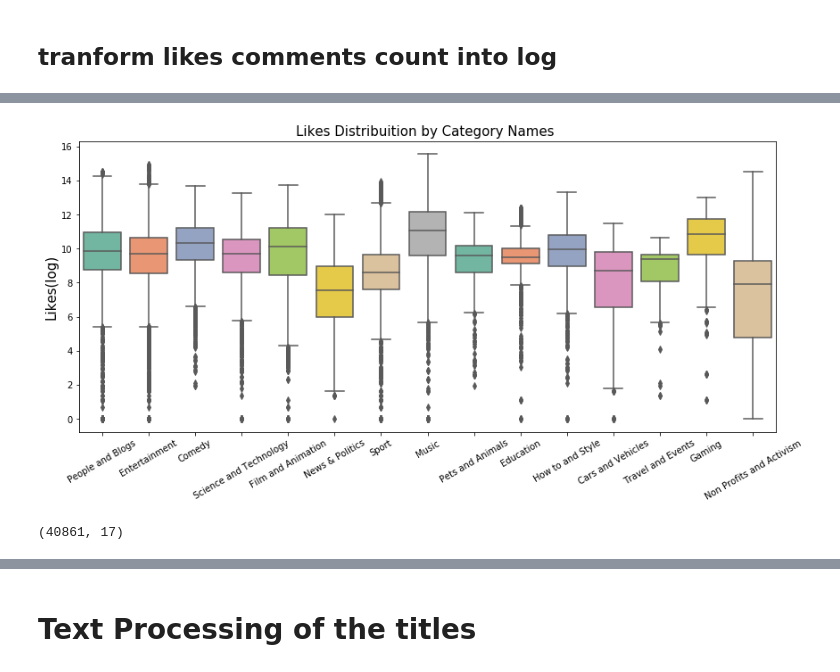
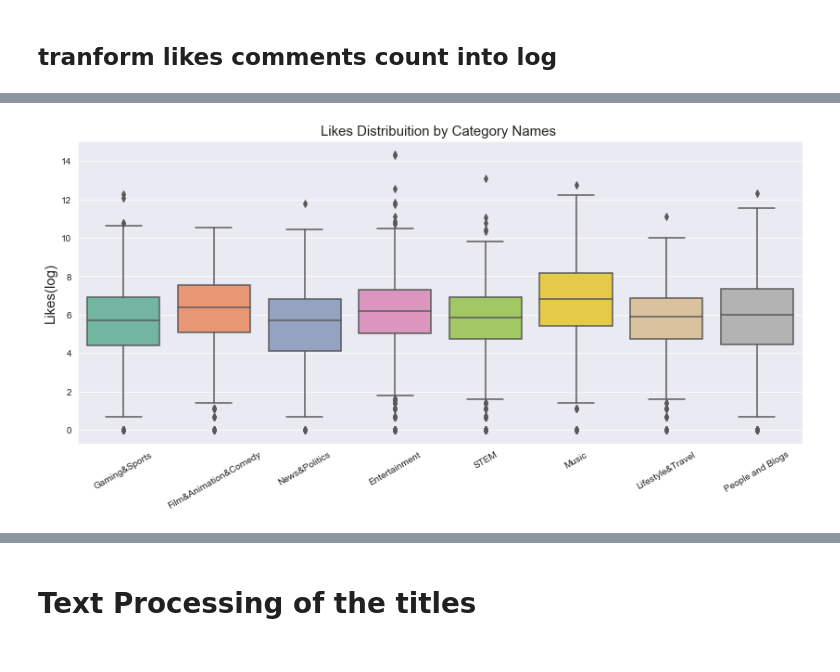
Before and after one commit to rockinhumingbird/Mod5, a Jupyter notebook: EDA and feature engineering of the title.ipynb, the cells around one changed output, grey strips where cells are left out. Saved outputs shown, nothing was run; the diff lists cells and outputs as text; code cells hidden in the pictures.

```diff
--- a/EDA and feature engineering of the title.ipynb
+++ b/EDA and feature engineering of the title.ipynb
@@ -59,20 +53,21 @@ Index(['Unnamed: 0', 'category_id', 'channel_title', 'comment_count',
+# %%
+df['category_name'] = np.nan
 # %%
-df.loc[(df["category_id"] == 1),"category_name"] = 'Film and Animation'
-df.loc[(df["category_id"] == 2),"category_name"] = 'Cars and Vehicles'
+df.loc[(df["category_id"] == 1),"category_name"] = 'Film&Animation&Comedy'
+df.loc[(df["category_id"] == 2),"category_name"] = 'Lifestyle&Travel'
 df.loc[(df["category_id"] == 10),"category_name"] = 'Music'
-df.loc[(df["category_id"] == 15),"category_name"] = 'Pets and Animals'
-df.loc[(df["category_id"] == 17),"category_name"] = 'Sport'
-df.loc[(df["category_id"] == 19),"category_name"] = 'Travel and Events'
-df.loc[(df["category_id"] == 20),"category_name"] = 'Gaming'
+df.loc[(df["category_id"] == 15),"category_name"] = 'Film&Animation&Comedy'
+df.loc[(df["category_id"] == 17),"category_name"] = 'Gaming&Sports'
+df.loc[(df["category_id"] == 19),"category_name"] = 'Lifestyle&Travel'
+df.loc[(df["category_id"] == 20),"category_name"] = 'Gaming&Sports'
 df.loc[(df["category_id"] == 22),"category_name"] = 'People and Blogs'
-df.loc[(df["category_id"] == 23),"category_name"] = 'Comedy'
+df.loc[(df["category_id"] == 23),"category_name"] = 'Film&Animation&Comedy'
+df.loc[(df["category_id"] == 25),"category_name"] = 'News&Politics'
 df.loc[(df["category_id"] == 24),"category_name"] = 'Entertainment'
-df.loc[(df["category_id"] == 25),"category_name"] = 'News and Politics'
-df.loc[(df["category_id"] == 26),"category_name"] = 'How to and Style'
-df.loc[(df["category_id"] == 27),"category_name"] = 'Education'
-df.loc[(df["category_id"] == 28),"category_name"] = 'Science and Technology'
-df.loc[(df["category_id"] == 29),"category_name"] = 'Non Profits and Activism'
-df.loc[(df["category_id"] == 25),"category_name"] = 'News & Politics'
+df.loc[(df["category_id"] == 26),"category_name"] = 'Lifestyle&Travel'
+df.loc[(df["category_id"] == 27),"category_name"] = 'STEM'
+df.loc[(df["category_id"] == 28),"category_name"] = 'STEM'
+df.loc[(df["category_id"] == 29),"category_name"] = 'STEM'
 # %%
 df.shape
 # %% [output]
@@ -137,6 +132,11 @@ df['likes_log'] = np.log(df['likes'] + 1)
 df['views_log'] = np.log(df['views'] + 1)
 df['dislikes_log'] = np.log(df['dislikes'] + 1)
 df['comment_log'] = np.log(df['comment_count'] + 1)
+# %%
+df['likes_log'] = np.round(df['likes_log'],decimals =2)
+df['views_log'] = np.round(df['views_log'],decimals =2)
+df['dislikes_log'] = np.round(df['dislikes_log'],decimals =2)
+df['comment_log'] = np.round(df['comment_log'],decimals =2)
 # %%
 plt.figure(figsize = (18,6))
 
@@ -187,0 +188,3 @@ plt.show()
+# %%
+# Select all duplicate rows based on one column
+dropped = df.drop_duplicates(['video_id'], keep = "last")
@@ -188,15 +320,11 @@ plt.show()
 # %%
 plt.figure(figsize = (14,6))
 
-g = sns.boxplot(x='category_name', y='likes_log', data=df, palette="Set2")
+g = sns.boxplot(x='category_name', y='dislikes_log', data=dropped, palette="Set2")
 g.set_xticklabels(g.get_xticklabels(),rotation=30)
 g.set_title("Likes Distribuition by Category Names ", fontsize=15)
 g.set_xlabel("", fontsize=15)
 g.set_ylabel("Likes(log)", fontsize=15)
 plt.show()
 # %% [output]
-[figure, old version]
+[figure, new version]
-# %%
-df.shape
-# %% [output]
-(40861, 17)
```
Also changed, not shown: parts of 53 cells of this notebook, 11 other files.
